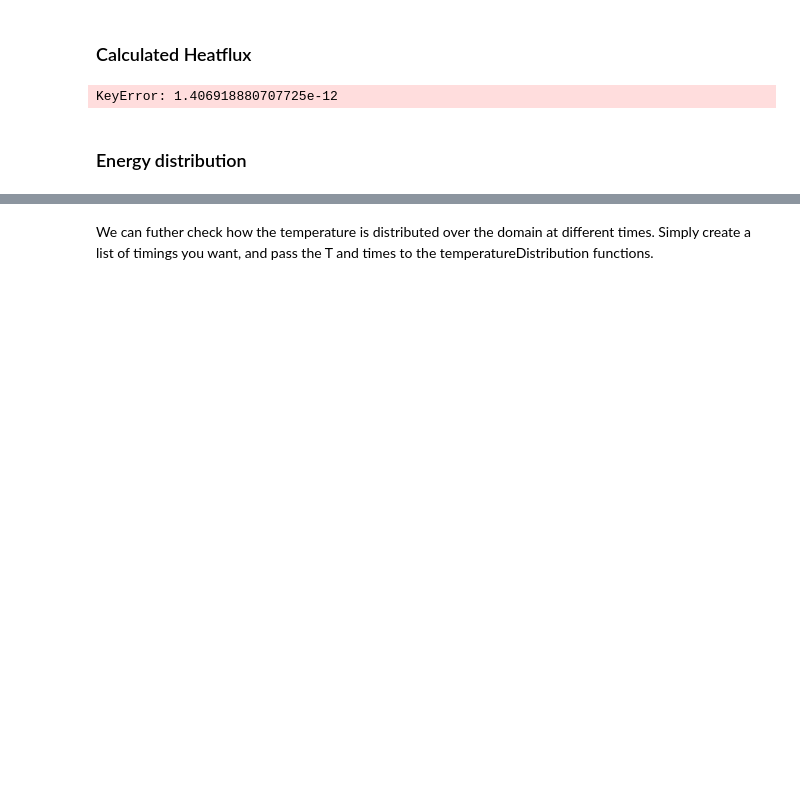
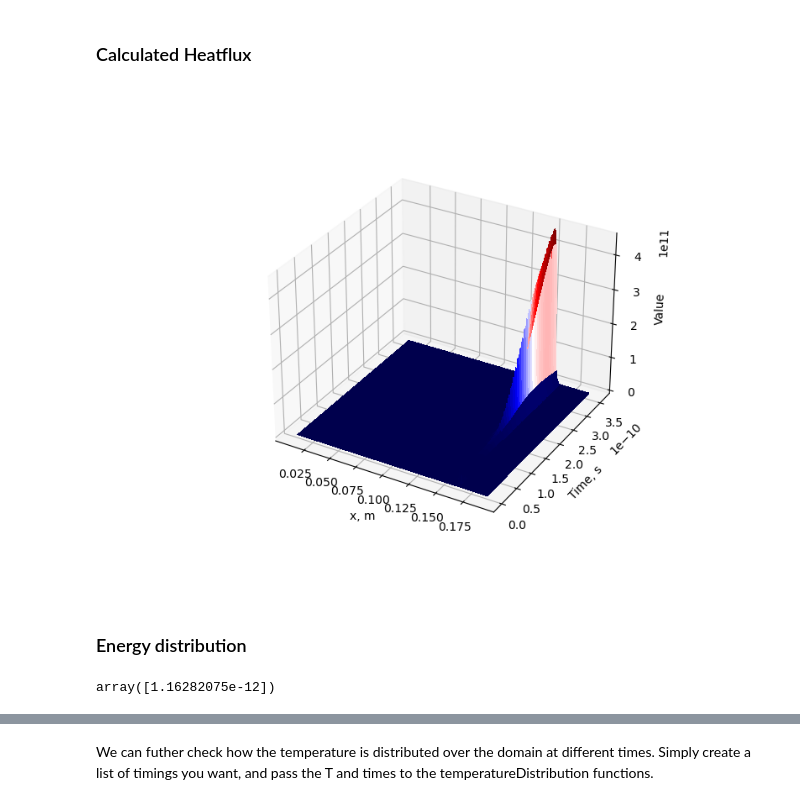
Before and after one commit to Lexmidan/nonloc_heatflux, a Jupyter notebook: PyTorch/time-evolv-heatflux.ipynb, the cells around one changed output, grey strips where cells are left out. Saved outputs shown, nothing was run; the diff lists cells and outputs as text; code cells hidden in the pictures; blank space fills up the shorter version.

```diff
--- a/PyTorch/time-evolv-heatflux.ipynb
+++ b/PyTorch/time-evolv-heatflux.ipynb
@@ -178,19 +206,19 @@ pp.evolutionField(heatflux3d[T.columns[:endframe]])
 # %%
 import pandas as pd
 import numpy as np
 import matplotlib.pyplot as plt
 init_profile=pd.read_csv('./Data/init_profile.csv', index_col=(0)).iloc[::100,:]
 data_scaling = pd.read_csv(f'./Data/data_scaling.csv', header=0, index_col=0)
 nescaled  = (init_profile['ne']-data_scaling['n'].loc['mean'])/data_scaling['n'].loc['std']
 Zscaled = (init_profile['Zbar']-data_scaling['Z'].loc['mean'])/data_scaling['Z'].loc['std']
 Knscaled  = (init_profile['Kn']-data_scaling['Kn'].loc['mean'])/data_scaling['Kn'].loc['std']
 Z=np.array(init_profile['Zbar'])
 
 calheatdflux = pd.DataFrame()
-for col in T.columns:
+for col in T.columns[:endframe]:
     calheatdflux[col]=- alpha3d[col]/Z *(Z+0.24)/(Z+4.2) * T[col]**(beta3d[col])*np.gradient(T[col])
 pp.evolutionField(calheatdflux)
 # %% [output]
-KeyError: 1.406918880707725e-12
+[figure, added]
 # %% [markdown]
 ### Energy distribution
@@ -196,0 +245,4 @@ KeyError: 1.406918880707725e-12
+# %%
+par
+# %% [output]
+array([1.16282075e-12])
```
Also changed, not shown: parts of 19 cells of this notebook, 2 other files.
